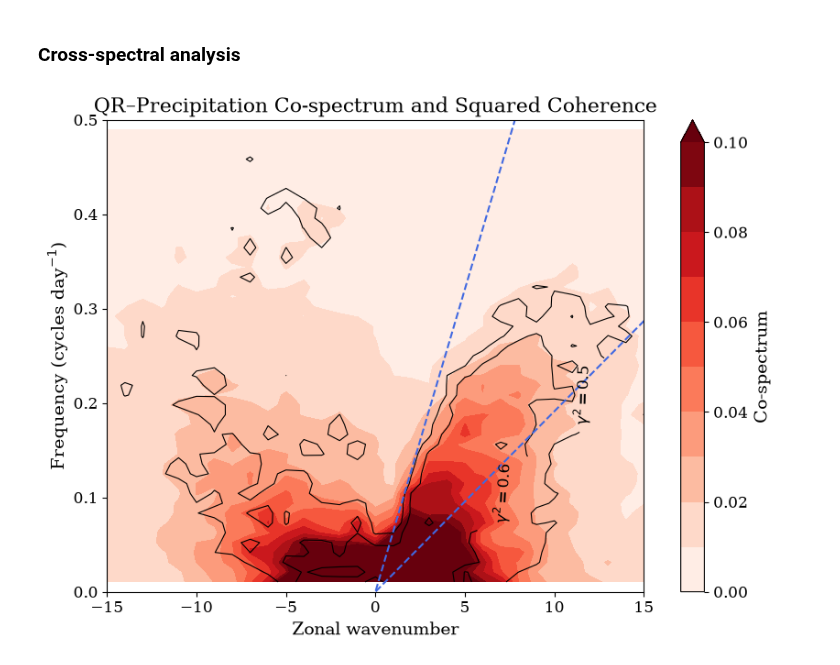
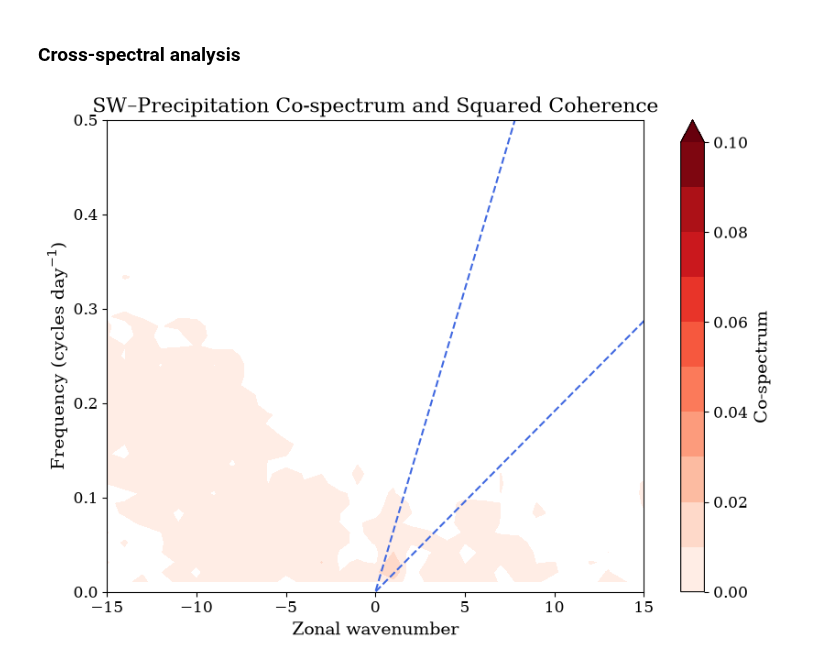
Before and after one commit to JosephKan828/KW_CRI_manuscript, a Jupyter notebook: Code/Qr_Prec.ipynb, the cells around one changed output. Cells and saved outputs as stored; diff of their text form; code cells hidden in the pictures.

Commit message:
2026/09/04 separate helper functions to source script. add linear detrending

```diff
--- a/Code/Qr_Prec.ipynb
+++ b/Code/Qr_Prec.ipynb
@@ -229,20 +91,27 @@ hann_window = np.hanning(CHUNK_SIZE)
 
 qr_heating = lw_heating + sw_heating
 
+# calculate anomaly
+qr_heating -= np.nanmean(qr_heating, axis=(0, -1), keepdims=True)
+lw_heating -= np.nanmean(lw_heating, axis=(0, -1), keepdims=True)
+sw_heating -= np.nanmean(sw_heating, axis=(0, -1), keepdims=True)
+
 # symmetrizing the data
 symmetric_fields = {
-    "QR": (qr_heating + np.flip(qr_heating, axis=1)) / 2,
-    "LW": (lw_heating + np.flip(lw_heating, axis=1)) / 2,
-    "SW": (sw_heating + np.flip(sw_heating, axis=1)) / 2,
-    "precipitation": (precipitation + np.flip(precipitation, axis=1)) / 2,
+    "QR": spectrum.symm_asym(qr_heating, lat_axis=1)[0],
+    "LW": spectrum.symm_asym(lw_heating, lat_axis=1)[0],
+    "SW": spectrum.symm_asym(sw_heating, lat_axis=1)[0],
+    "precipitation": spectrum.symm_asym(precipitation, lat_axis=1)[0],
 }
 
 # chunking data
 chunking_fields = {
-    key: np.array([
-        symmetric_fields[key][start : start + CHUNK_SIZE] * hann_window[:, None, None]
-        for start in range(0, symmetric_fields[key].shape[0] - CHUNK_SIZE + 1, CHUNK_SIZE - CHUNK_OVERLAP)
-    ])
+    key: spectrum.chunking(
+        symmetric_fields[key],
+        time_axis=0,
+        window_size=CHUNK_SIZE,
+        overlap_size=CHUNK_OVERLAP
+        )
     for key in symmetric_fields.keys()
 }
 
@@ -265,10 +134,10 @@ source_chunks = {
 
 # Calculate one latitude-mean estimate for every time segment.
 cross_spectrum, power_spectrum, precipitation_power_spectrum = (
-    calculate_segment_spectra(
+    spectrum.calculate_segment_spectra(
         source_chunks=source_chunks,
         reference_chunks=chunking_fields["precipitation"],
-        window=hann_window,
+        window_energy=float(np.mean(hann_window**2)),
     )
 )
 
@@ -287,7 +156,7 @@ mean_precipitation_power_spectrum = np.nanmean(
 
 # Form coherence from averaged spectra. Per-periodogram coherence is one.
 coherence_squared = {
-    name: calculate_squared_coherence(
+    name: spectrum.calculate_squared_coherence(
         mean_cross_spectrum=mean_cross_spectrum[name],
         mean_source_power=mean_power_spectrum[name],
         mean_reference_power=mean_precipitation_power_spectrum,
@@ -306,7 +175,7 @@ phase_degrees = {
     for name, values in mean_cross_spectrum.items()
 }
 # %%
-SOURCE_NAME = "LW"
+SOURCE_NAME = "SW"
 COHERENCE_LEVELS = (0.5, 0.6, 0.8)
 
 shifted_wavenumbers = np.fft.fftshift(zonal_wavenumbers)
@@ -379,31 +248,31 @@ if available_coherence_levels:
     axis.clabel(
         coherence_contours,
         fmt=lambda value: rf"$\gamma^2={value:.1f}$",
         fontsize=12,
         inline=True,
     )
 
 axis.plot(
     shifted_wavenumbers,
     np.sqrt(9.81 * 8) * 86400.0 / (2*np.pi*6.371e6) * shifted_wavenumbers,
     color="royalblue", linestyle="--"
 )
 
 axis.plot(
     shifted_wavenumbers,
     np.sqrt(9.81 * 90) * 86400.0 / (2*np.pi*6.371e6) * shifted_wavenumbers,
     color="royalblue", linestyle="--"
 )
 
 axis.set(
     xlim=(-15, 15),
     ylim=(0, 0.5),
     xlabel="Zonal wavenumber",
     ylabel="Frequency (cycles day$^{-1}$)",
     title=f"{SOURCE_NAME}–Precipitation Co-spectrum and Squared Coherence",
 )
 cbar = figure.colorbar(shading, ax=axis, label="Co-spectrum")
 cbar.set_ticks([0, 0.02, 0.04, 0.06, 0.08, 0.1])
 plt.savefig(f"/home/b11209013/Manuscript_Prep/KW_CRI/Figure/Qr_Prec/{SOURCE_NAME}.png", dpi=600, bbox_inches="tight")
 # %% [output]
-[figure, old version]
+[figure, new version]
```
Also changed, not shown: parts of 2 cells of this notebook, 4 other files.
